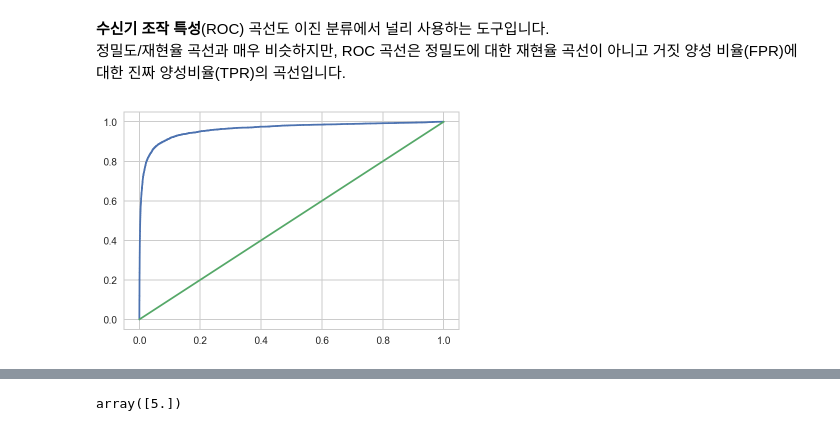
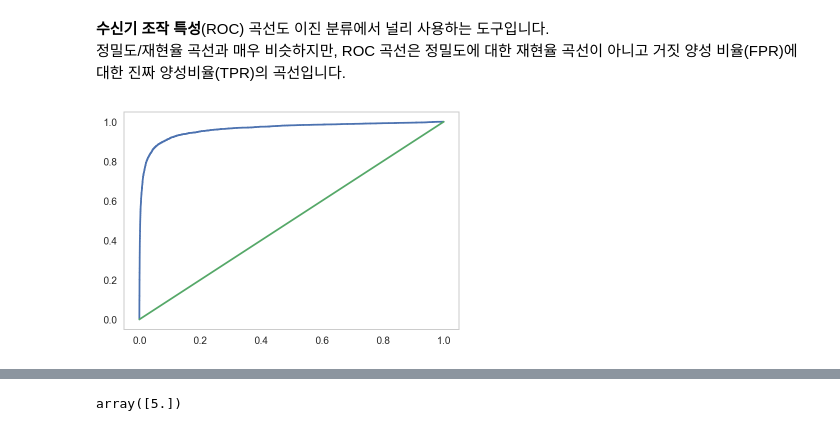
Before and after one commit to dooyeoung/hands_on_machine_learning, a Jupyter notebook: part3 분류.ipynb, the cells around one changed output, grey strips where cells are left out. Drawn from its saved outputs; the diff is of its cells as text; code cells hidden in the pictures.

```diff
--- a/part3 분류.ipynb
+++ b/part3 분류.ipynb
@@ -326,9 +326,10 @@ from sklearn.metrics import roc_curve
 fpr, tpr, thresholds = roc_curve(y_train_5, y_scores)
 # %%
 plt.plot(fpr, tpr)
-plt.plot([0,1],[0,1]);
+plt.plot([0,1],[0,1])
+plt.grid(False);
 # %% [output]
-[figure, old version]
+[figure, new version]
 # %%
 score_idx = np.argsort(y_scores)[::-1] # 정렬하고 양수부터
 # %%
```
Also changed, not shown: parts of 56 cells of this notebook.
